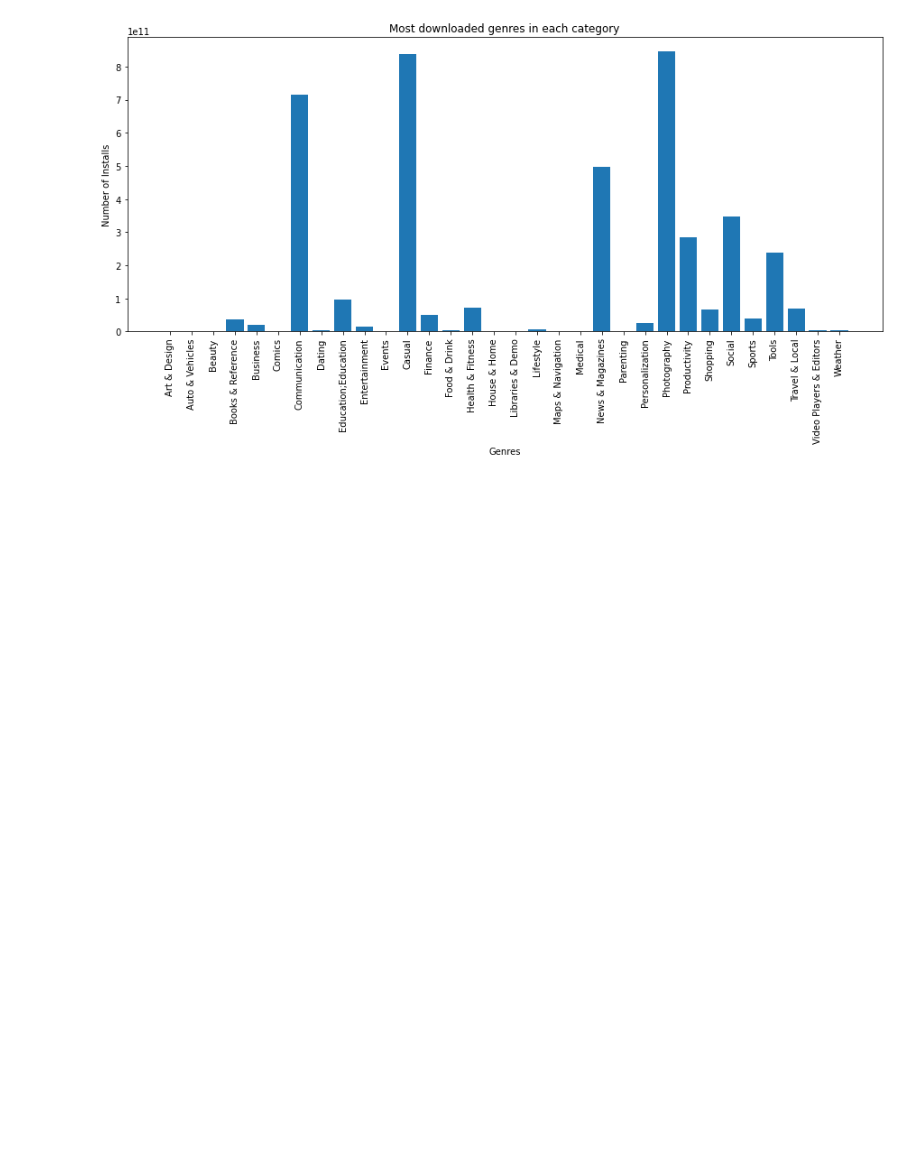
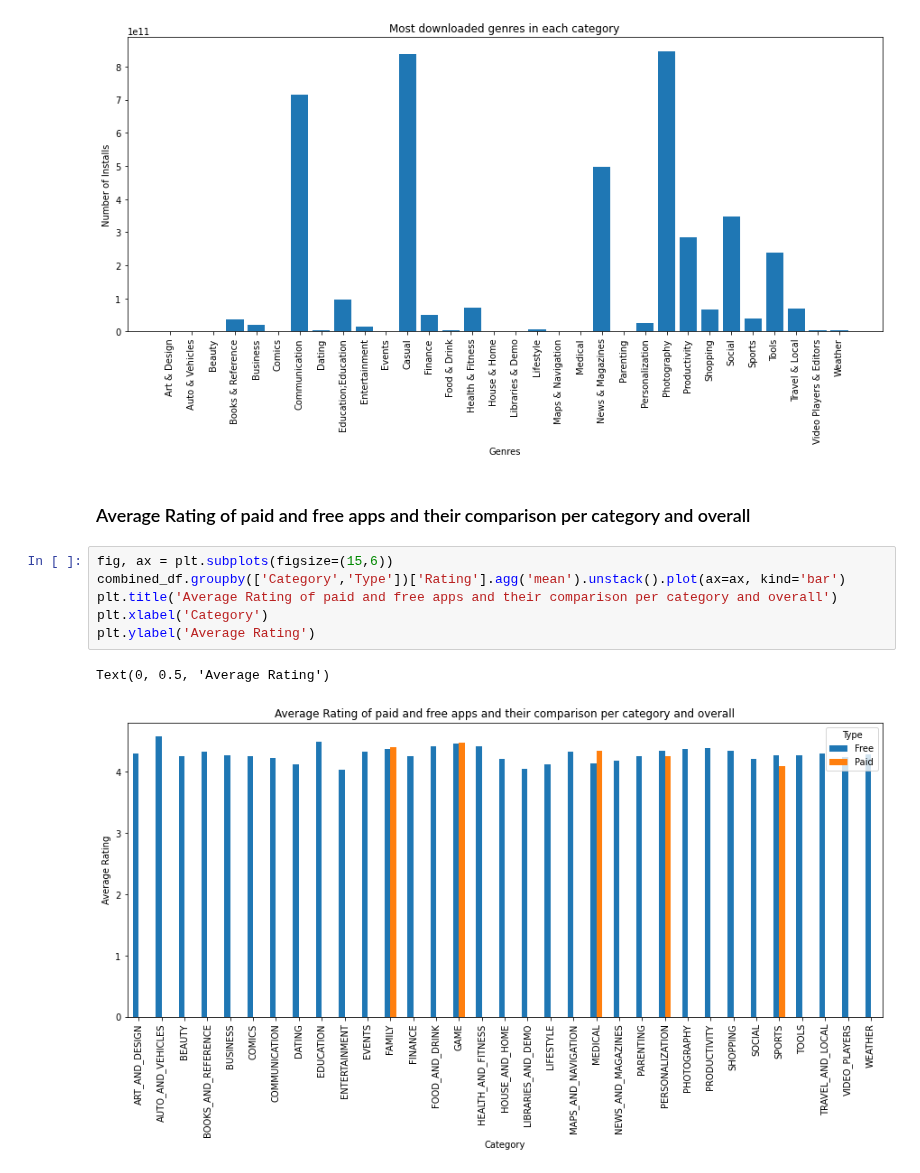
Before and after one commit to Preetirai-tech/Play-Store-App-Review-Analysis, a Jupyter notebook: Play_Store_App_Review_Analysis_Capstone_Project.ipynb, the cells around one changed output. Saved outputs shown, nothing was run; the diff lists cells and outputs as text; blank space fills up the shorter version.

```diff
--- a/Play_Store_App_Review_Analysis_Capstone_Project.ipynb
+++ b/Play_Store_App_Review_Analysis_Capstone_Project.ipynb
@@ -346,3 +346,14 @@ plt.savefig('Most downloaded genres in each category.png')
 plt.show()
 # %% [output]
 [figure]
+# %% [markdown]
+### Average Rating of paid and free apps and their comparison per category and overall
+# %%
+fig, ax = plt.subplots(figsize=(15,6))
+combined_df.groupby(['Category','Type'])['Rating'].agg('mean').unstack().plot(ax=ax, kind='bar')
+plt.title('Average Rating of paid and free apps and their comparison per category and overall')
+plt.xlabel('Category')
+plt.ylabel('Average Rating')
+# %% [output]
+Text(0, 0.5, 'Average Rating')
+[figure, added]
```
